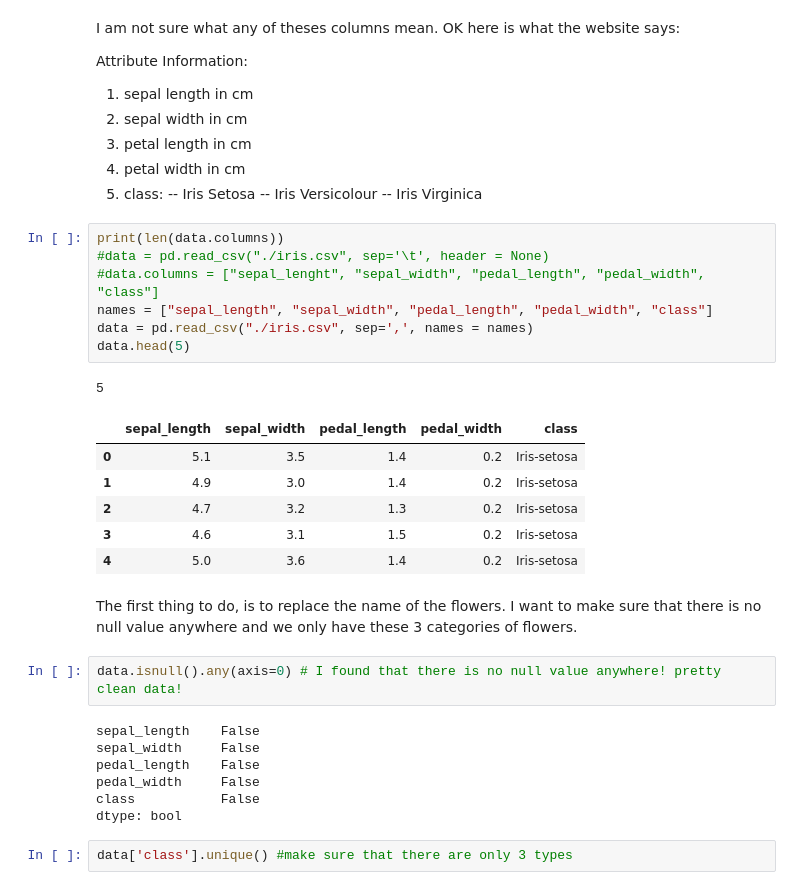
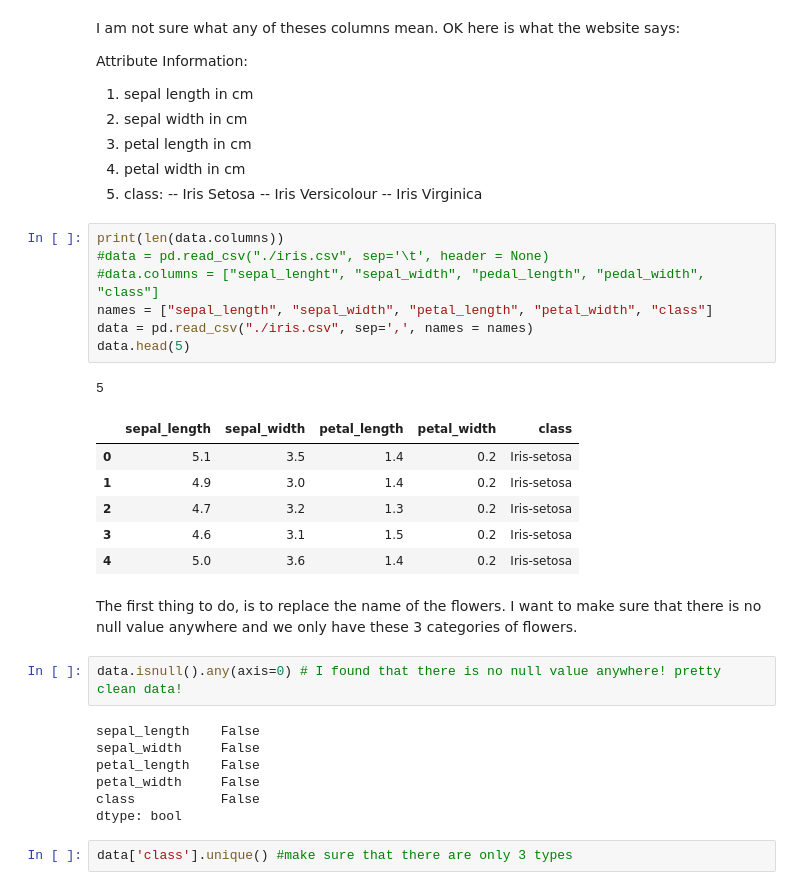
Before and after one commit to Andalibt/Data_Science_Portfolio, a Jupyter notebook: Iris.ipynb, the cells around one changed output. Cells and saved outputs as stored; diff of their text form.

```diff
--- a/Iris.ipynb
+++ b/Iris.ipynb
@@ -40,13 +46,13 @@ Attribute Information:
 # %%
 print(len(data.columns))
 #data = pd.read_csv("./iris.csv", sep='\t', header = None)
 #data.columns = ["sepal_lenght", "sepal_width", "pedal_length", "pedal_width", "class"]
-names = ["sepal_length", "sepal_width", "pedal_length", "pedal_width", "class"]
+names = ["sepal_length", "sepal_width", "petal_length", "petal_width", "class"]
 data = pd.read_csv("./iris.csv", sep=',', names = names)
 data.head(5)
 # %% [output]
 5
-|  | sepal_length | sepal_width | pedal_length | pedal_width | class |
+|  | sepal_length | sepal_width | petal_length | petal_width | class |
 | 0 | 5.1 | 3.5 | 1.4 | 0.2 | Iris-setosa |
 | 1 | 4.9 | 3.0 | 1.4 | 0.2 | Iris-setosa |
 | 2 | 4.7 | 3.2 | 1.3 | 0.2 | Iris-setosa |
@@ -59,8 +65,8 @@ data.isnull().any(axis=0) # I found that there is no null value anywhere! pretty
 # %% [output]
 sepal_length    False
 sepal_width     False
-pedal_length    False
-pedal_width     False
+petal_length    False
+petal_width     False
 class           False
 dtype: bool
 # %%
```
Also changed, not shown: parts of 19 cells of this notebook.
